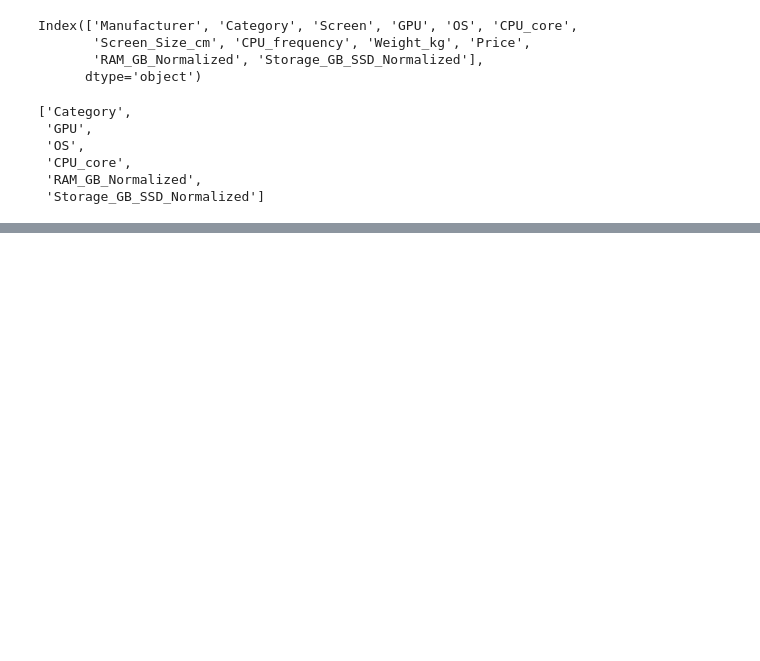
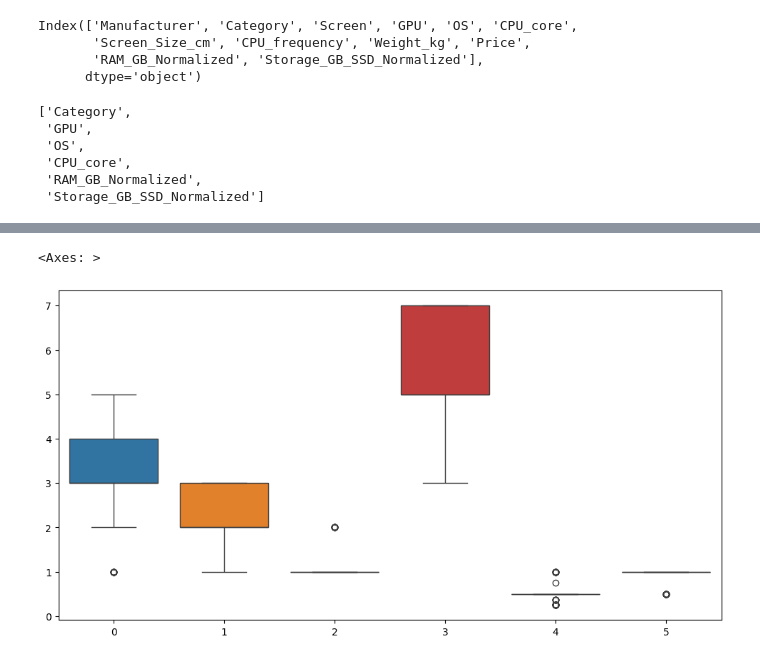
Before and after one commit to dipak1920basnet/eda_laptop_pricing, a Jupyter notebook: lab_laptop.ipynb, the cells around one changed output, grey strips where cells are left out. Cells and saved outputs as stored; diff of their text form; code cells hidden in the pictures; blank space fills up the shorter version.

```diff
--- a/lab_laptop.ipynb
+++ b/lab_laptop.ipynb
@@ -177,4 +161,7 @@ df[features].describe()
 | max | 5.000000 | 3.000000 | 2.000000 | 7.000000 | 1.000000 | 1.000000 |
 # %%
 plt.figure(figsize=(12, 6))
-plt.boxplot(df[features].values)
+sns.boxplot(df[features].values)
+# %% [output]
+<Axes: >
+[figure, added]
```
Also changed, not shown: parts of 5 cells of this notebook.
